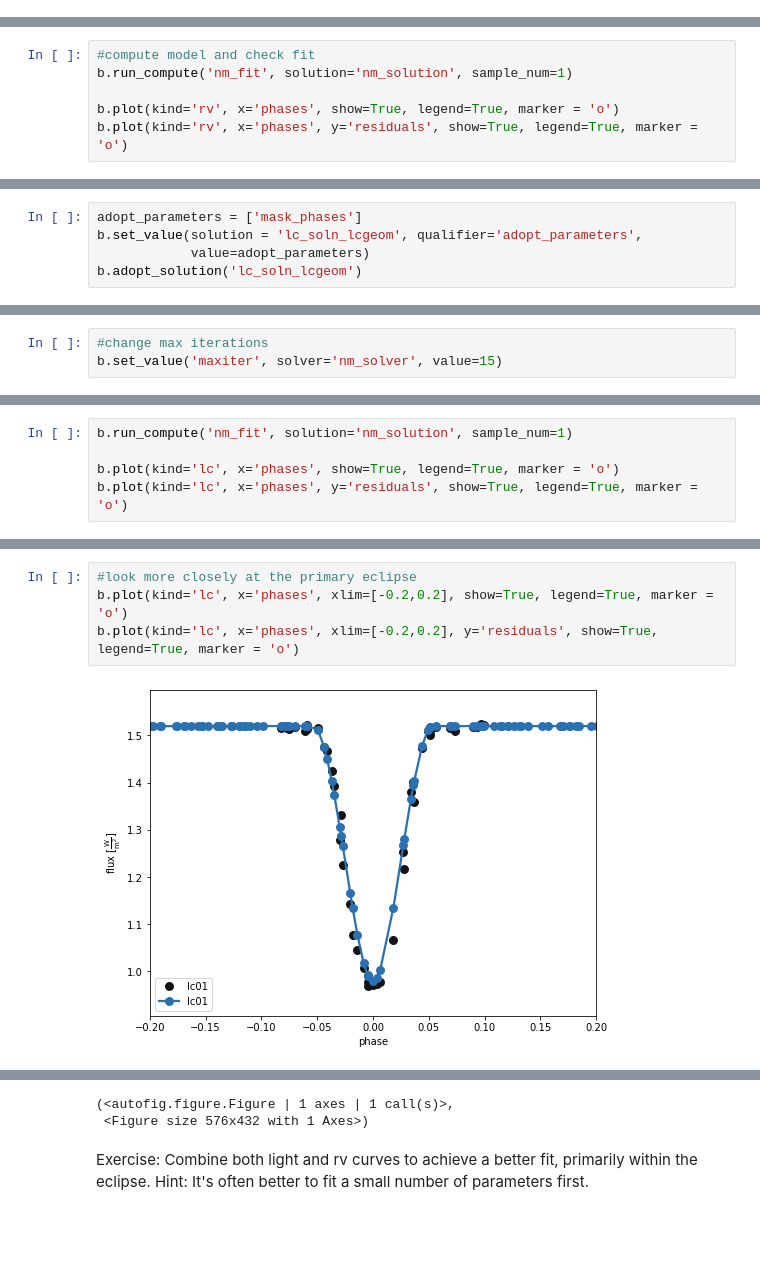
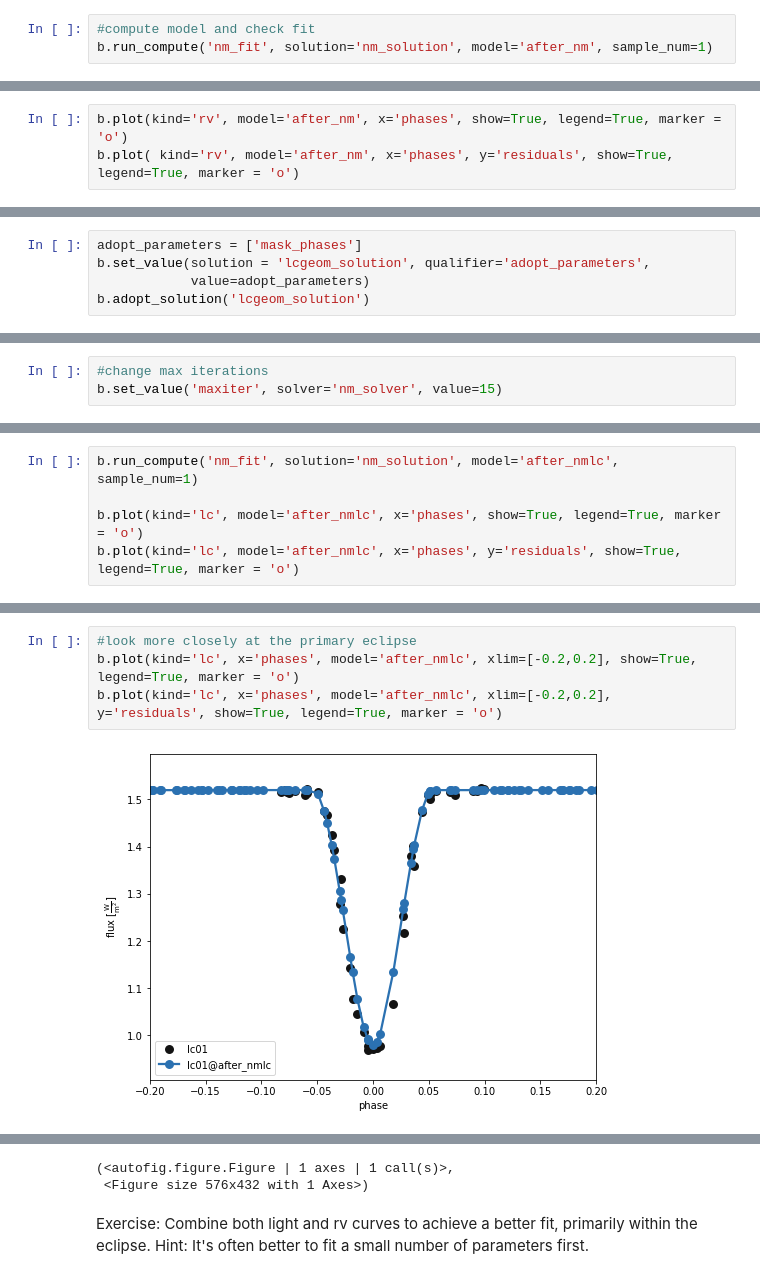
Before and after one commit to phoebe-project/phoebe2-workshop, a Jupyter notebook: Tutorial_08b_optimizers.ipynb, the cells around one changed output, grey strips where cells are left out. Cells and saved outputs as stored; diff of their text form; blank space fills up the shorter version.

```diff
--- a/Tutorial_08b_optimizers.ipynb
+++ b/Tutorial_08b_optimizers.ipynb
@@ -70,3 +95,6 @@ ParameterSet: 4 parameters
    t0_supconj@binary@orbit@com...: 1.2287354121464946 d
          q@binary@orbit@component: 0.7548477466076525
      asini@binary@orbit@component: 7.850711857471909 solRad
+# %%
+#compute model and check fit
+b.run_compute('nm_fit', solution='nm_solution', model='after_nm', sample_num=1)
@@ -73,7 +105,4 @@ ParameterSet: 4 parameters
 # %%
-#compute model and check fit
-b.run_compute('nm_fit', solution='nm_solution', sample_num=1)
-
-b.plot(kind='rv', x='phases', show=True, legend=True, marker = 'o')
-b.plot(kind='rv', x='phases', y='residuals', show=True, legend=True, marker = 'o')
+b.plot(kind='rv', model='after_nm', x='phases', show=True, legend=True, marker = 'o')
+b.plot( kind='rv', model='after_nm', x='phases', y='residuals', show=True, legend=True, marker = 'o')
 # %% [output]
@@ -116,8 +145,8 @@ R  input_fluxes@lc_est_lcgeom@...: [0.76947627 0.78081505
 # %%
 adopt_parameters = ['mask_phases']
-b.set_value(solution = 'lc_soln_lcgeom', qualifier='adopt_parameters',
+b.set_value(solution = 'lcgeom_solution', qualifier='adopt_parameters',
             value=adopt_parameters)
-b.adopt_solution('lc_soln_lcgeom')
+b.adopt_solution('lcgeom_solution')
 # %% [output]
 <ParameterSet: 1 parameters>
 # %%
@@ -151,6 +180,6 @@ ParameterSet: 3 parameters
 # %%
-b.run_compute('nm_fit', solution='nm_solution', sample_num=1)
+b.run_compute('nm_fit', solution='nm_solution', model='after_nmlc', sample_num=1)
 
-b.plot(kind='lc', x='phases', show=True, legend=True, marker = 'o')
-b.plot(kind='lc', x='phases', y='residuals', show=True, legend=True, marker = 'o')
+b.plot(kind='lc', model='after_nmlc', x='phases', show=True, legend=True, marker = 'o')
+b.plot(kind='lc', model='after_nmlc', x='phases', y='residuals', show=True, legend=True, marker = 'o')
 # %% [output]
@@ -165,6 +194,6 @@ b.adopt_solution('nm_solution')
 # %%
 #look more closely at the primary eclipse
-b.plot(kind='lc', x='phases', xlim=[-0.2,0.2], show=True, legend=True, marker = 'o')
-b.plot(kind='lc', x='phases', xlim=[-0.2,0.2], y='residuals', show=True, legend=True, marker = 'o')
+b.plot(kind='lc', x='phases', model='after_nmlc', xlim=[-0.2,0.2], show=True, legend=True, marker = 'o')
+b.plot(kind='lc', x='phases', model='after_nmlc', xlim=[-0.2,0.2], y='residuals', show=True, legend=True, marker = 'o')
 # %% [output]
-[figure, old version]
+[figure, new version]
```
Also changed, not shown: parts of 23 cells of this notebook.
